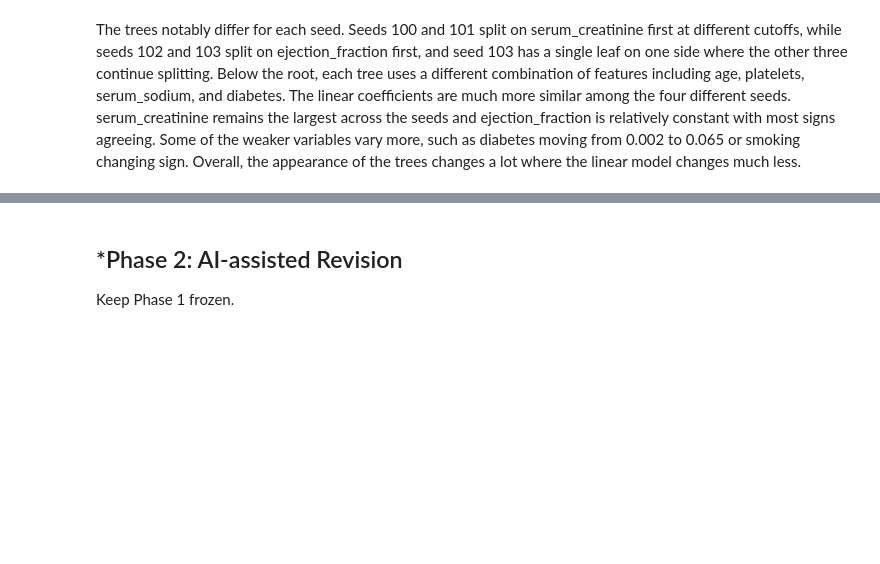
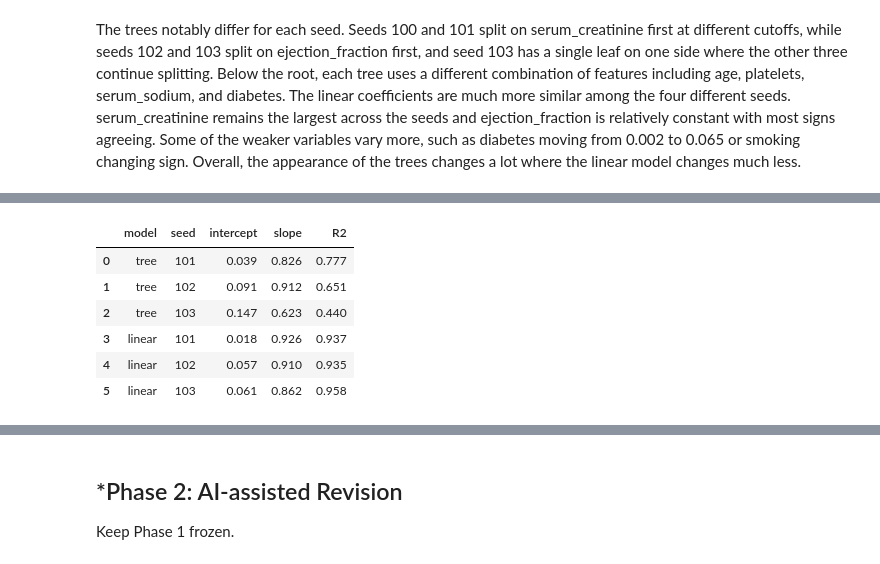
Before and after one commit to willhk10-uva/L03-tree-stability, a Jupyter notebook: L03.ipynb, the cells around one changed output, grey strips where cells are left out. Cells and saved outputs as stored; diff of their text form; code cells hidden in the pictures; blank space fills up the shorter version.

```diff
--- a/L03.ipynb
+++ b/L03.ipynb
@@ -181,0 +221,21 @@ The trees notably differ for each seed. Seeds 100 and 101 split on serum_creatin
+# %%
+regressions = []
+for name, preds in [("tree", tree_predictions), ("linear", linear_predictions)]:
+    for i, sd in enumerate(seeds[1:], start=1):
+        fit = LinearRegression().fit(preds[0].reshape(-1, 1), preds[i])
+        regressions.append({
+            "model": name,
+            "seed": sd,
+            "intercept": fit.intercept_,
+            "slope": fit.coef_[0],
+            "R2": fit.score(preds[0].reshape(-1, 1), preds[i]),
+        })
+pd.DataFrame(regressions).round(3)
+# %% [output]
+|  | model | seed | intercept | slope | R2 |
+| 0 | tree | 101 | 0.039 | 0.826 | 0.777 |
+| 1 | tree | 102 | 0.091 | 0.912 | 0.651 |
+| 2 | tree | 103 | 0.147 | 0.623 | 0.440 |
+| 3 | linear | 101 | 0.018 | 0.926 | 0.937 |
+| 4 | linear | 102 | 0.057 | 0.910 | 0.935 |
+| 5 | linear | 103 | 0.061 | 0.862 | 0.958 |
```
Also changed, not shown: parts of 9 cells of this notebook.
